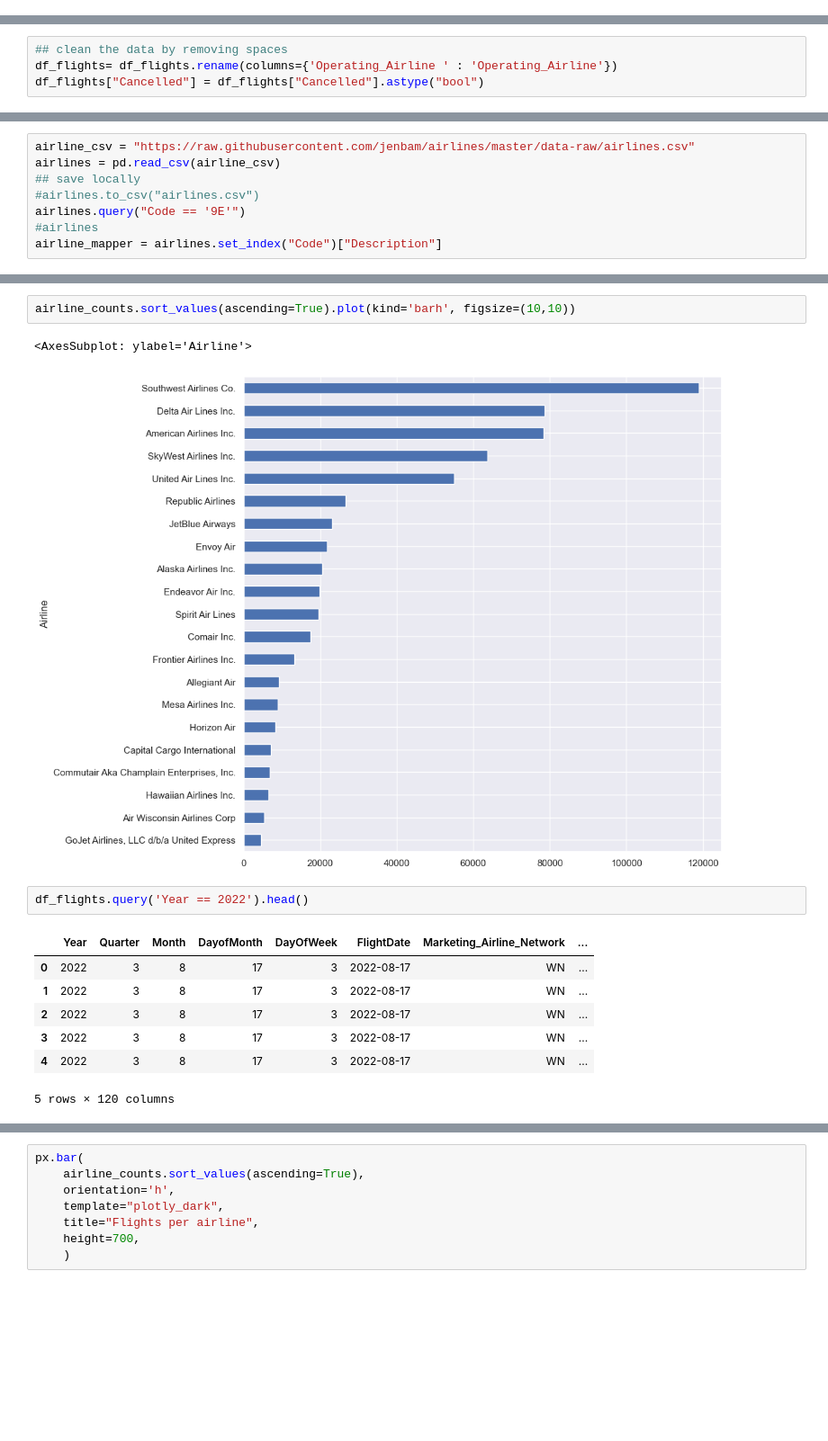
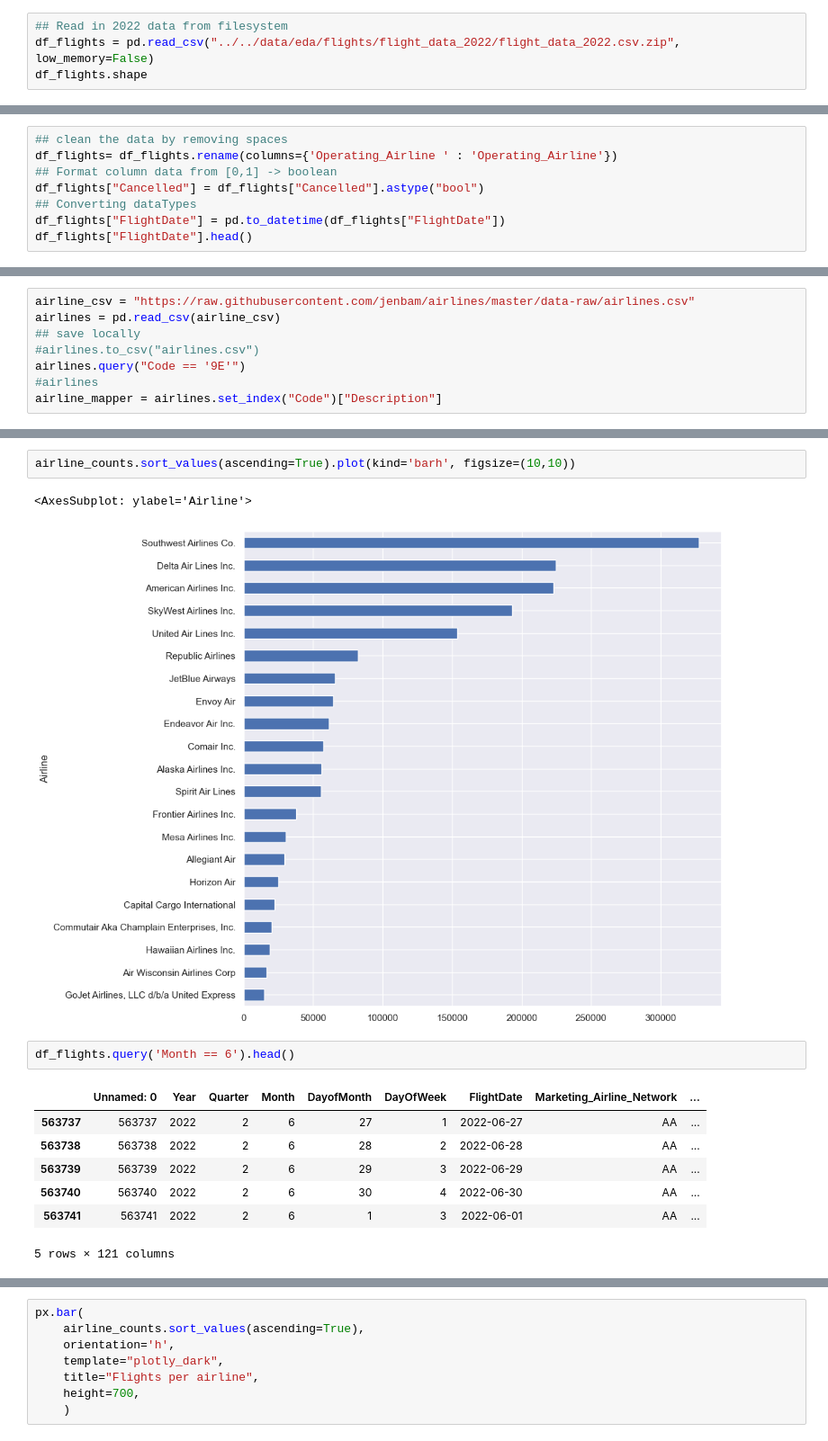
Before and after one commit to georgetown-analytics/team-3, a Jupyter notebook: flight_model/notebooks/EDA/eda1_flight_data_082022.ipynb, the cells around one changed output, grey strips where cells are left out. Shown at 90% size. Saved outputs shown, nothing was run; the diff lists cells and outputs as text; blank space fills up the shorter version.

```diff
--- a/flight_model/notebooks/EDA/eda1_flight_data_082022.ipynb
+++ b/flight_model/notebooks/EDA/eda1_flight_data_082022.ipynb
@@ -47,0 +52,4 @@ df.tail()
+# %%
+## Read in 2022 data from filesystem
+df_flights = pd.read_csv("../../data/eda/flights/flight_data_2022/flight_data_2022.csv.zip", low_memory=False)
+df_flights.shape
@@ -48,4 +73,8 @@ df.tail()
 # %%
 ## clean the data by removing spaces
 df_flights= df_flights.rename(columns={'Operating_Airline ' : 'Operating_Airline'})
+## Format column data from [0,1] -> boolean
 df_flights["Cancelled"] = df_flights["Cancelled"].astype("bool")
+## Converting dataTypes
+df_flights["FlightDate"] = pd.to_datetime(df_flights["FlightDate"])
+df_flights["FlightDate"].head()
@@ -195,17 +231,17 @@ airline_counts.plot(kind='barh', figsize=(10,10))
 airline_counts.sort_values(ascending=True).plot(kind='barh', figsize=(10,10))
 # %% [output]
 <AxesSubplot: ylabel='Airline'>
-[figure, old version]
+[figure, new version]
 # %%
-df_flights.query('Year == 2022').head()
+df_flights.query('Month == 6').head()
 # %% [output]
-|  | Year | Quarter | Month | DayofMonth | DayOfWeek | FlightDate | Marketing_Airline_Network | ... |
-| 0 | 2022 | 3 | 8 | 17 | 3 | 2022-08-17 | WN | ... |
-| 1 | 2022 | 3 | 8 | 17 | 3 | 2022-08-17 | WN | ... |
-| 2 | 2022 | 3 | 8 | 17 | 3 | 2022-08-17 | WN | ... |
-| 3 | 2022 | 3 | 8 | 17 | 3 | 2022-08-17 | WN | ... |
-| 4 | 2022 | 3 | 8 | 17 | 3 | 2022-08-17 | WN | ... |
+|  | Unnamed: 0 | Year | Quarter | Month | DayofMonth | DayOfWeek | FlightDate | Marketing_Airline_Network | ... |
+| 563737 | 563737 | 2022 | 2 | 6 | 27 | 1 | 2022-06-27 | AA | ... |
+| 563738 | 563738 | 2022 | 2 | 6 | 28 | 2 | 2022-06-28 | AA | ... |
+| 563739 | 563739 | 2022 | 2 | 6 | 29 | 3 | 2022-06-29 | AA | ... |
+| 563740 | 563740 | 2022 | 2 | 6 | 30 | 4 | 2022-06-30 | AA | ... |
+| 563741 | 563741 | 2022 | 2 | 6 | 1 | 3 | 2022-06-01 | AA | ... |
-5 rows × 120 columns
+5 rows × 121 columns
 # %%
 airline_counts.sort_values(ascending=True).to_frame("Row Count")
 # %% [output]
```
Also changed, not shown: parts of 36 cells of this notebook, 1 other file.
